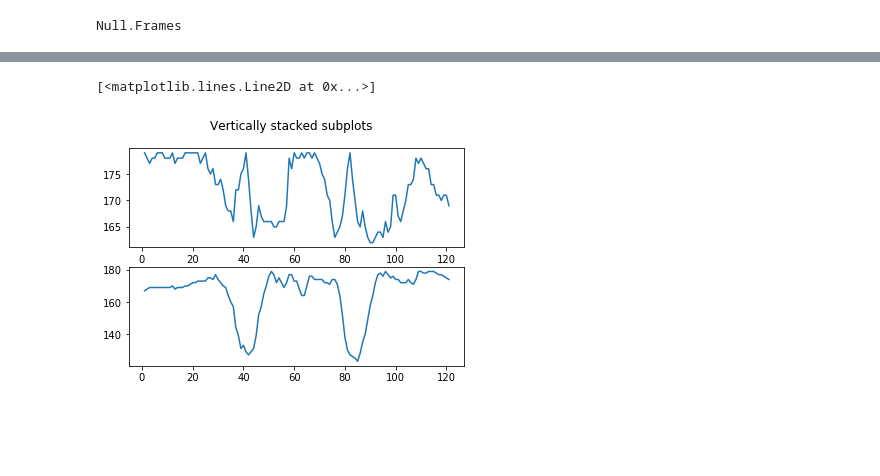
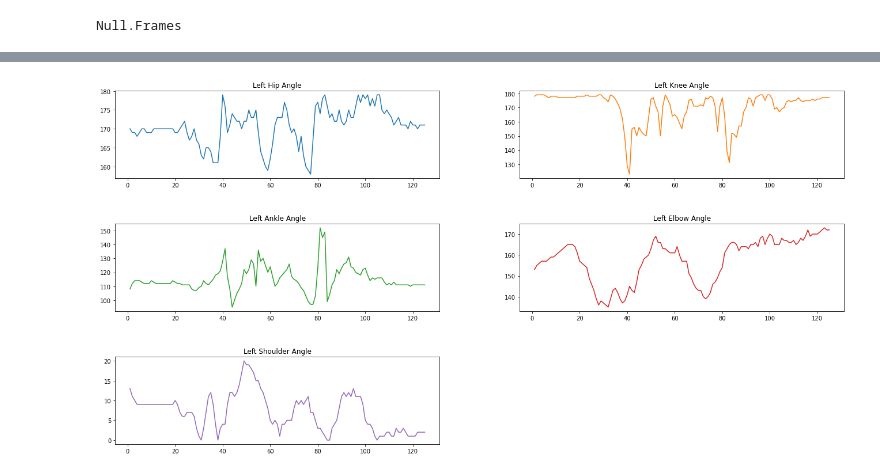
Before and after one commit to jocelynthiojaya/Human-Gait-Project, a Jupyter notebook: Walking.ipynb, the cells around one changed output, grey strips where cells are left out. Drawn from its saved outputs; the diff is of its cells as text; code cells hidden in the pictures; blank space fills up the shorter version.

Commit message:
updated graphs

```diff
--- a/Walking.ipynb
+++ b/Walking.ipynb
@@ -6,12 +6,11 @@ import PoseModule as pm
 from matplotlib import pyplot as plt
 import math
 # %%
-cap = cv2.VideoCapture("inputvids/jocelynwalk.mov")
+cap = cv2.VideoCapture("vincent.mp4")
 detector = pm.poseDetector()
 count = 0
 direction = 0
 form = 0
-feedback = "Phase"
 
 # Meta.
 fps = int(cap.get(cv2.CAP_PROP_FPS))
@@ -40,7 +39,7 @@ right_ankle_x = []
 right_ankle_y = []
 
 # Initialize video writer.
-video_output = cv2.VideoWriter('outputvids/jocelynwalkoutput.mp4', fourcc, fps, frame_size)
+video_output = cv2.VideoWriter('vincentwalk2.mp4', fourcc, fps, frame_size)
 # %%
 while cap.isOpened():
     ret, img = cap.read()
@@ -89,19 +88,10 @@ while cap.isOpened():
         right_ankle_x.append(current_Frame)
         right_ankle_y.append(int(right_ankle))
 
-        #Check for full range of motion for the pushup
-        if left_knee > 170 and left_hip >170:
-            feedback = "Stance"
-        else:
-            feedback = "Phase"
 
 
         cv2.putText(img, str(int(current_Frame)), (25, 60), cv2.FONT_HERSHEY_PLAIN, 5,
                     (255, 0, 0), 2)
-        #Feedback
-        cv2.rectangle(img, (500, 0), (640, 40), (255, 255, 255), cv2.FILLED)
-        cv2.putText(img, feedback, (500, 40 ), cv2.FONT_HERSHEY_PLAIN, 2,
-                    (0, 255, 0), 2)
 
 
     cv2.imshow('GAIT', img)
@@ -159,8 +107,19 @@ plt.plot(left_shoulder_x,left_shoulder_y)
-# %%
-fig, axs = plt.subplots(2)
-fig.suptitle('Vertically stacked subplots')
-axs[0].plot(left_hip_x, left_hip_y)
-axs[1].plot(left_knee_x, left_knee_y)
-# %% [output]
-[<matplotlib.lines.Line2D at 0x...>]
-[figure, removed]
+# %%
+fig, axs = plt.subplots(3, 2)
+fig.tight_layout()
+fig.delaxes(axs[2][1])
+
+axs[0, 0].plot(left_hip_x, left_hip_y)
+axs[0, 0].set_title('Left Hip Angle')
+axs[0, 1].plot(left_knee_x, left_knee_y, 'tab:orange')
+axs[0, 1].set_title('Left Knee Angle')
+axs[1, 0].plot(left_ankle_x, left_ankle_y, 'tab:green')
+axs[1, 0].set_title('Left Ankle Angle')
+axs[1, 1].plot(left_elbow_x, left_elbow_y, 'tab:red')
+axs[1, 1].set_title('Left Elbow Angle')
+axs[2, 0].plot(left_shoulder_x, left_shoulder_y, 'tab:purple')
+axs[2, 0].set_title('Left Shoulder Angle')
+fig.set_figwidth(20)
+fig.set_figheight(10)
+# %% [output]
+[figure, added]
```
Also changed, not shown: parts of 6 cells of this notebook.
